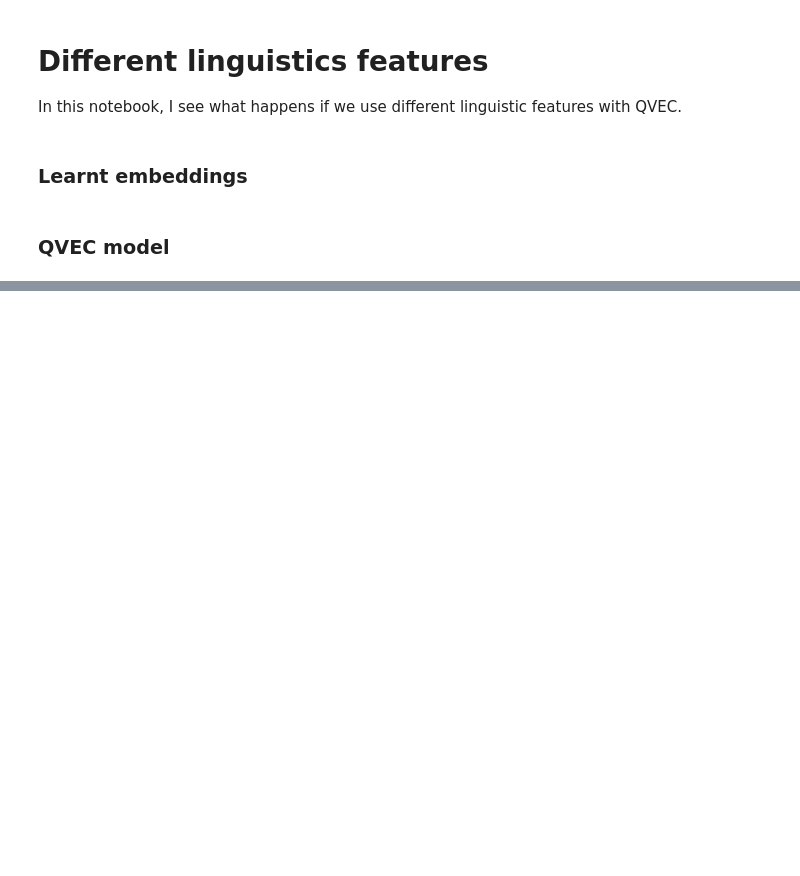
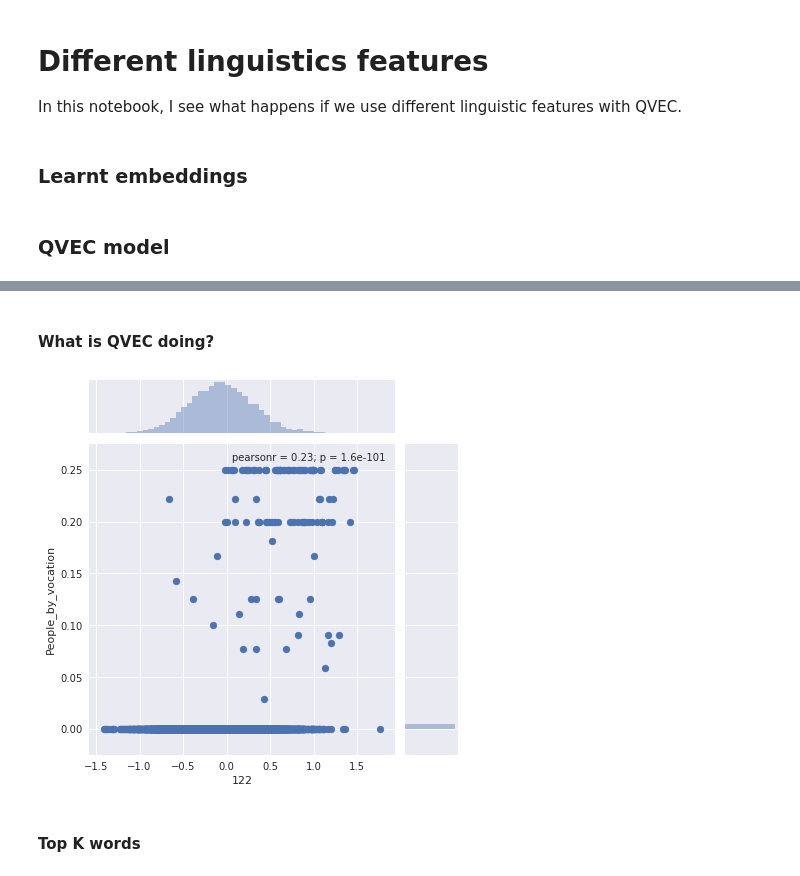
Before and after one commit to geoffbacon/semrep, a Jupyter notebook: semrep/evaluate/qvec/features.ipynb, the cells around one changed output, grey strips where cells are left out. Cells and saved outputs as stored; diff of their text form; code cells hidden in the pictures; blank space fills up the shorter version.

```diff
--- a/semrep/evaluate/qvec/features.ipynb
+++ b/semrep/evaluate/qvec/features.ipynb
@@ -43,0 +56,4 @@ def qvec(features, embeddings):
+# %%
+fname = os.path.join(data_path, 'evaluation/framenet/framenet-normalized-relations.csv')
+relations = pd.read_csv(fname, index_col=0)
+relations.head()
@@ -56,0 +108,17 @@ correlations.head()
+# %% [markdown]
+#### What is QVEC doing?
+# %%
+common_words = embeddings.columns.intersection(relations.columns)
+S = relations[common_words]
+X = embeddings[common_words]
+def plot(i, j, X=X, S=S):
+    """Plot ith dimension of embeddings against feature j."""
+    x = X.loc[i]
+    s = S.loc[j]
+    sns.jointplot(x, s);
+# %%
+plot(122,'People_by_vocation')
+# %% [output]
+[figure, added]
+# %% [markdown]
+#### Top K words
```
Also changed, not shown: parts of 13 cells of this notebook, 4 other files.
